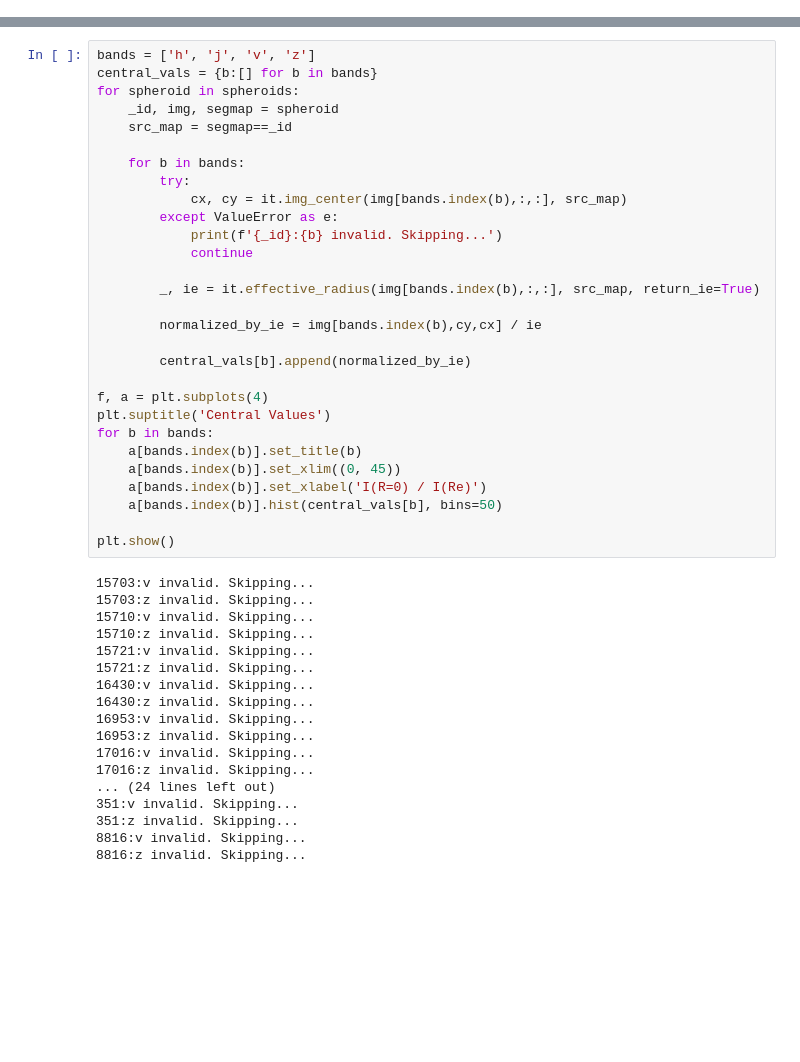
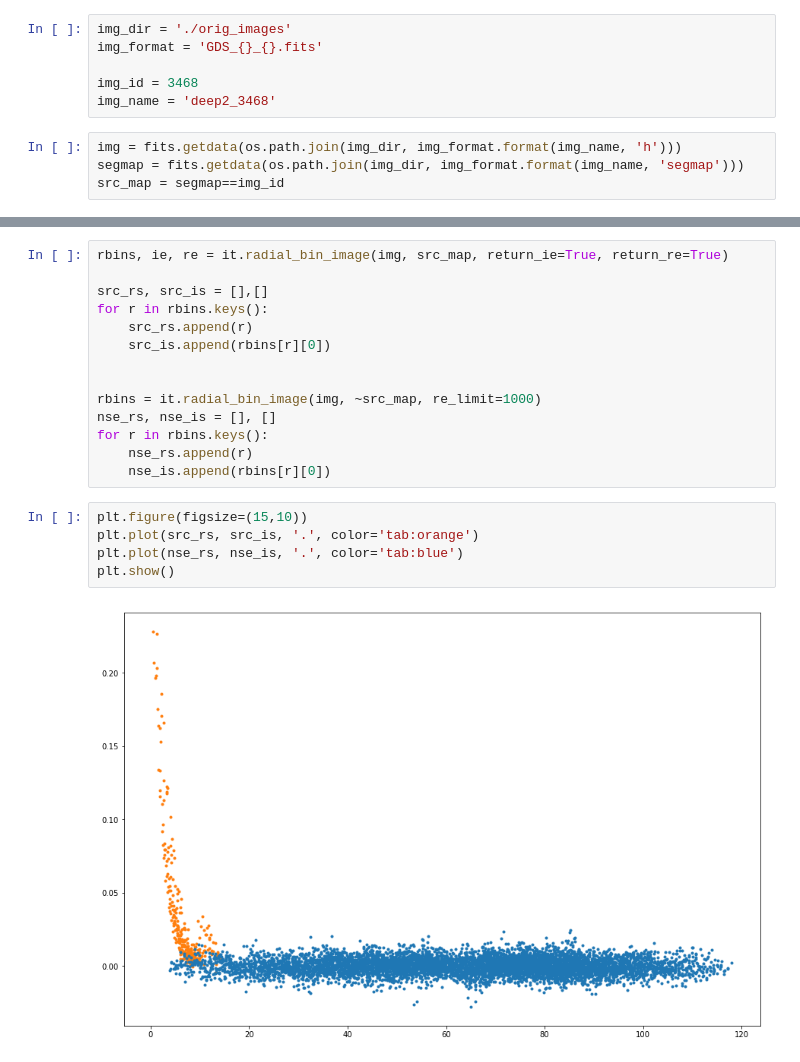
Before and after one commit to ryanhausen/gp-imgs, a Jupyter notebook: Untitled.ipynb, the cells around one changed output, grey strips where cells are left out. Cells and saved outputs as stored; diff of their text form; blank space fills up the shorter version.

```diff
--- a/Untitled.ipynb
+++ b/Untitled.ipynb
@@ -162,0 +25,10 @@ spheroids = dt.spheroids()
+# %%
+img_dir = './orig_images'
+img_format = 'GDS_{}_{}.fits'
+
+img_id = 3468
+img_name = 'deep2_3468'
+# %%
+img = fits.getdata(os.path.join(img_dir, img_format.format(img_name, 'h')))
+segmap = fits.getdata(os.path.join(img_dir, img_format.format(img_name, 'segmap')))
+src_map = segmap==img_id
@@ -167,47 +80,21 @@ importlib.reload(it)
-# %%
-bands = ['h', 'j', 'v', 'z']
-central_vals = {b:[] for b in bands}
-for spheroid in spheroids:
-    _id, img, segmap = spheroid
-    src_map = segmap==_id
-
-    for b in bands:
-        try:
-            cx, cy = it.img_center(img[bands.index(b),:,:], src_map)
-        except ValueError as e:
-            print(f'{_id}:{b} invalid. Skipping...')
-            continue
-
-        _, ie = it.effective_radius(img[bands.index(b),:,:], src_map, return_ie=True)
-
-        normalized_by_ie = img[bands.index(b),cy,cx] / ie
-
-        central_vals[b].append(normalized_by_ie)
-
-f, a = plt.subplots(4)
-plt.suptitle('Central Values')
-for b in bands:
-    a[bands.index(b)].set_title(b)
-    a[bands.index(b)].set_xlim((0, 45))
-    a[bands.index(b)].set_xlabel('I(R=0) / I(Re)')
-    a[bands.index(b)].hist(central_vals[b], bins=50)
-
-plt.show()
-# %% [output]
-15703:v invalid. Skipping...
-15703:z invalid. Skipping...
-15710:v invalid. Skipping...
-15710:z invalid. Skipping...
-15721:v invalid. Skipping...
-15721:z invalid. Skipping...
-16430:v invalid. Skipping...
-16430:z invalid. Skipping...
-16953:v invalid. Skipping...
-16953:z invalid. Skipping...
-17016:v invalid. Skipping...
-17016:z invalid. Skipping...
-... (24 lines left out)
-351:v invalid. Skipping...
-351:z invalid. Skipping...
-8816:v invalid. Skipping...
-8816:z invalid. Skipping...
+# %%
+rbins, ie, re = it.radial_bin_image(img, src_map, return_ie=True, return_re=True)
+
+src_rs, src_is = [],[]
+for r in rbins.keys():
+    src_rs.append(r)
+    src_is.append(rbins[r][0])
+
+
+rbins = it.radial_bin_image(img, ~src_map, re_limit=1000)
+nse_rs, nse_is = [], []
+for r in rbins.keys():
+    nse_rs.append(r)
+    nse_is.append(rbins[r][0])
+# %%
+plt.figure(figsize=(15,10))
+plt.plot(src_rs, src_is, '.', color='tab:orange')
+plt.plot(nse_rs, nse_is, '.', color='tab:blue')
+plt.show()
+# %% [output]
+[figure, added]
```
Also changed, not shown: parts of 19 cells of this notebook, 17 other files.
